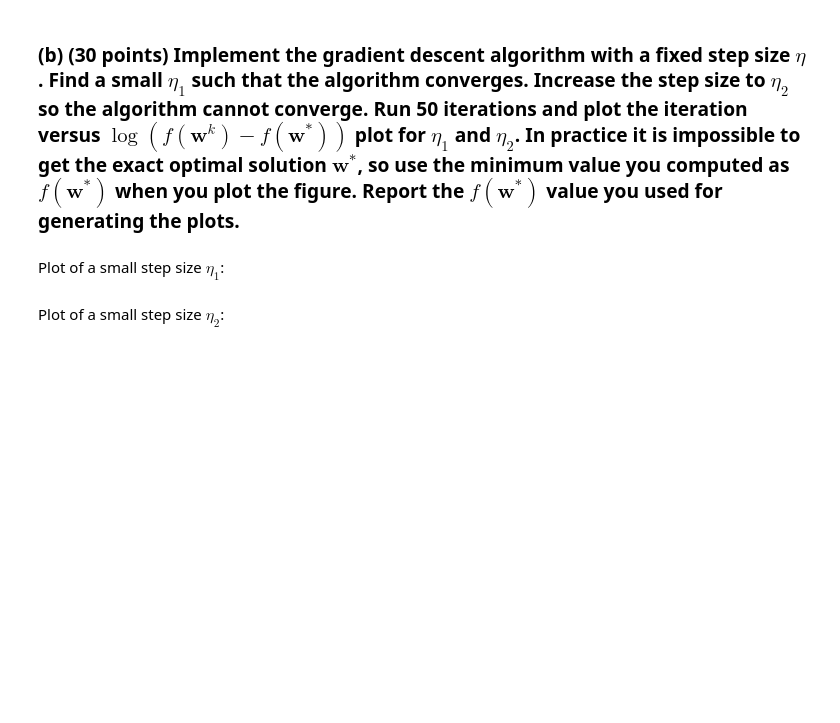
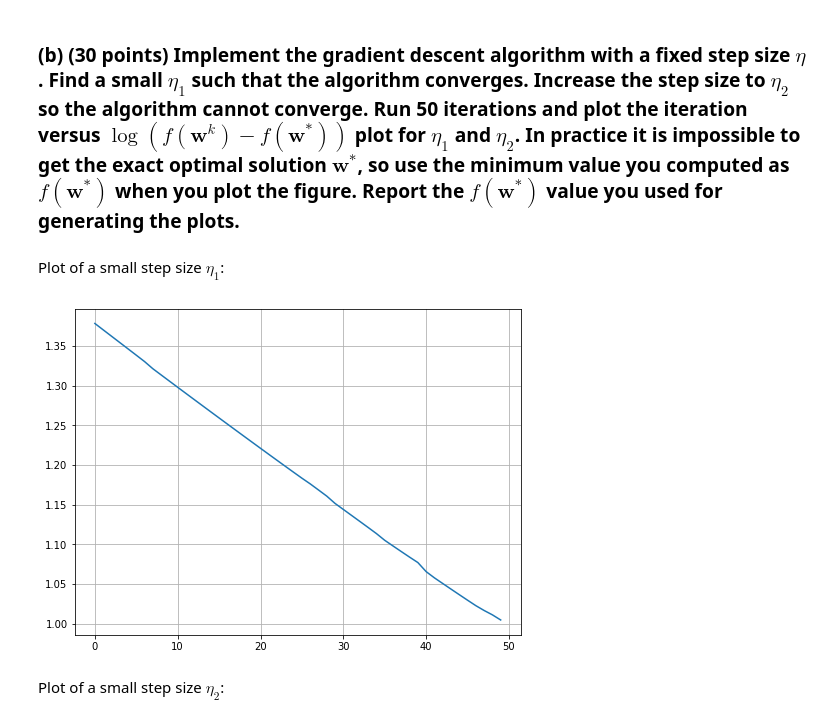
Before and after one commit to shanw25/STOR566, a Jupyter notebook: stor566_HW1.ipynb, the cells around one changed output. Cells and saved outputs as stored; diff of their text form; code cells hidden in the pictures; blank space fills up the shorter version.

```diff
--- a/stor566_HW1.ipynb
+++ b/stor566_HW1.ipynb
@@ -51,7 +162,54 @@ Answer:
 ## Implementation of GD
 ## You can insert more code chunks and text cells between (b) and (c) if you want to.
 ## Your code:
+
+def GD(W, X, Y, step_size, rnd=50):
+    errs = []
+    for i in range(rnd):
+        W -= step_size * grad(W, X, Y)
+        errs.append(propagate(W, X, Y))
+    return np.array(errs)
+# %%
+# W = np.random.random((13, 1))
+W = np.array([[0.03439414],
+       [0.81652136],
+       [0.72424916],
+       [0.67671307],
+       [0.24824191],
+       [0.03997214],
+       [0.07705192],
+       [0.51915   ],
+       [0.62479985],
+       [0.92979203],
+       [0.91737564],
+       [0.69525569],
+       [0.46987825]])
+step_0_001 = GD(W.copy(), X, Y, 0.001)
+step_0_01 = GD(W.copy(), X, Y, 0.01)
+
+
+min_v = np.min([step_0_01, step_0_001])
+step_0_001 -= min_v
+step_0_01 -= min_v
+# %%
+import matplotlib.pyplot as plt
+
+
+def draw(Y):
+    plt.close("all")
+
+    plt.figure(figsize=(8, 6))
+
+    X = list(range(len(Y)))
+    plt.plot(X, Y)
+
+    plt.grid()
+    plt.show()
 # %% [markdown]
 Plot of a small step size $\eta_1$:
+# %%
+draw(step_0_001)
+# %% [output]
+[figure, added]
 # %% [markdown]
 Plot of a small step size $\eta_2$:
```
Also changed, not shown: parts of 15 cells of this notebook, 1 other file.
